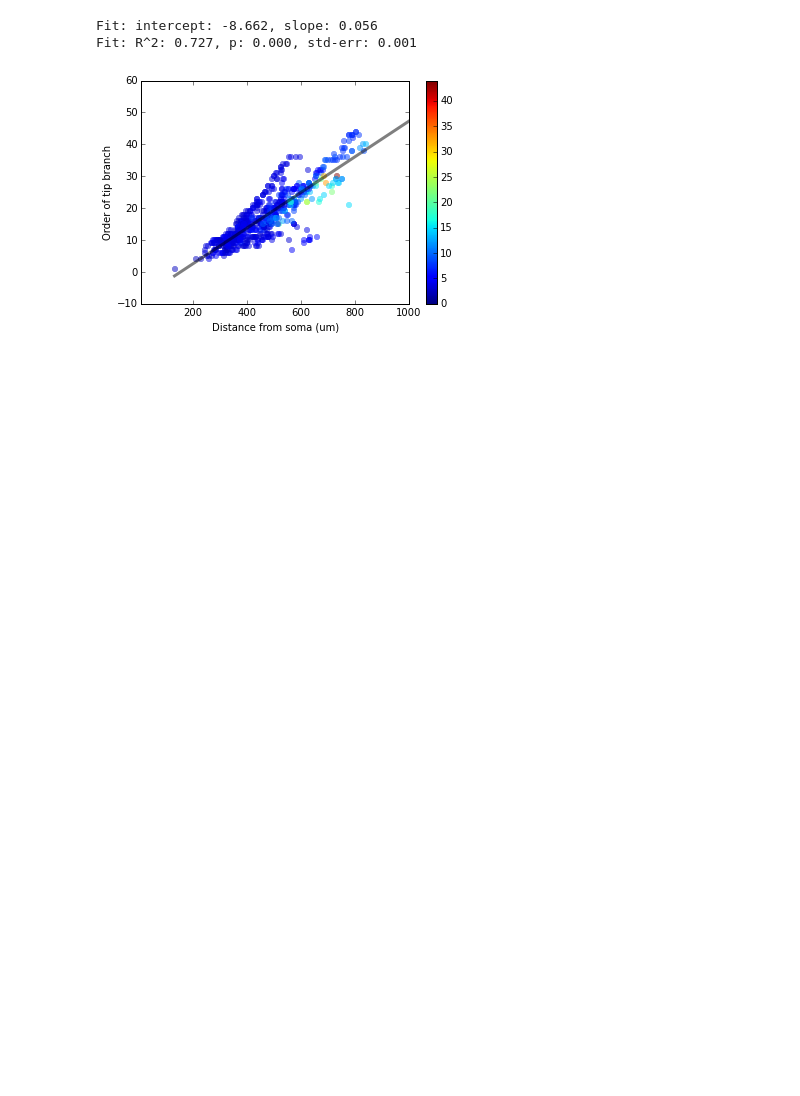
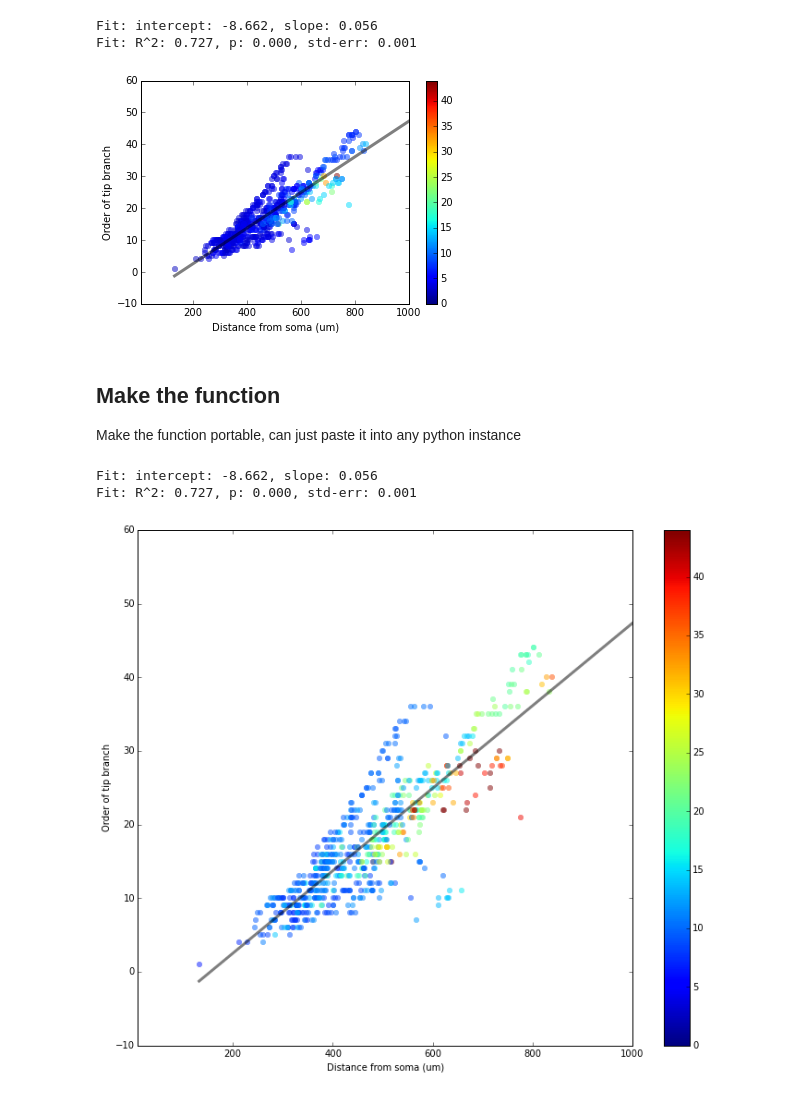
Before and after one commit to acsutt0n/Quantifying_Morphology, a Jupyter notebook: ipython-notebooks/branch-order_vs_tip-dist.ipynb, the cells around one changed output. Cells and saved outputs as stored; diff of their text form; code cells hidden in the pictures; blank space fills up the shorter version.

Commit message:
dists vs order as function

```diff
--- a/ipython-notebooks/branch-order_vs_tip-dist.ipynb
+++ b/ipython-notebooks/branch-order_vs_tip-dist.ipynb
@@ -124,3 +125,7 @@ print('Fit: R^2: %.3f, p: %.3f, std-err: %.3f'
 Fit: intercept: -8.662, slope: 0.056
 Fit: R^2: 0.727, p: 0.000, std-err: 0.001
 [figure]
+# %% [markdown]
+## Make the function
+
+Make the function portable, can just paste it into any python instance
@@ -126,0 +209,7 @@ Fit: R^2: 0.727, p: 0.000, std-err: 0.001
+# %%
+# Test it
+order_vs_dists(geo)
+# %% [output]
+Fit: intercept: -8.662, slope: 0.056
+Fit: R^2: 0.727, p: 0.000, std-err: 0.001
+[figure, added]
```
Also changed, not shown: parts of 2 cells of this notebook.
